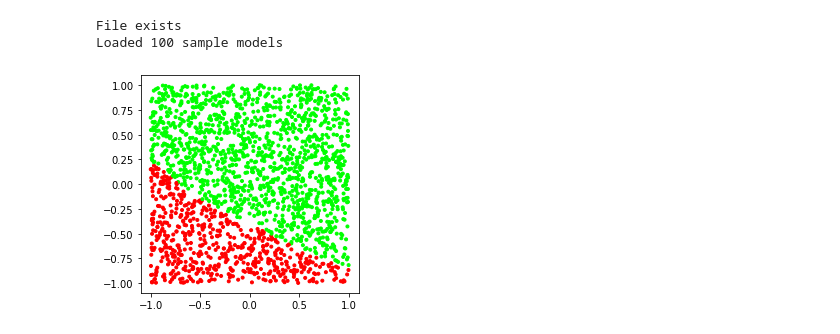
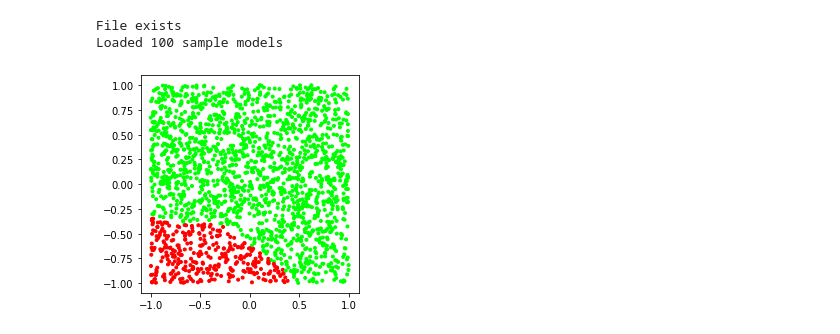
Before and after one commit to ashishgaurav13/adv-bnn, a Jupyter notebook: advbnn-2d.ipynb, the cells around one changed output. Saved outputs shown, nothing was run; the diff lists cells and outputs as text; code cells hidden in the pictures.

```diff
--- a/advbnn-2d.ipynb
+++ b/advbnn-2d.ipynb
@@ -164,6 +164,6 @@ sampled_models = load_models(K = 100)
 File exists
 Loaded 100 sample models
 # %%
-plt.gca().set_aspect('equal', adjustable='box'); test.plot(labels=sampled_models[33](test.inputs()))
+plt.gca().set_aspect('equal', adjustable='box'); test.plot(labels=sampled_models[13](test.inputs()))
 # %% [output]
-[figure, old version]
+[figure, new version]
```
Also changed, not shown: parts of 12 cells of this notebook.
